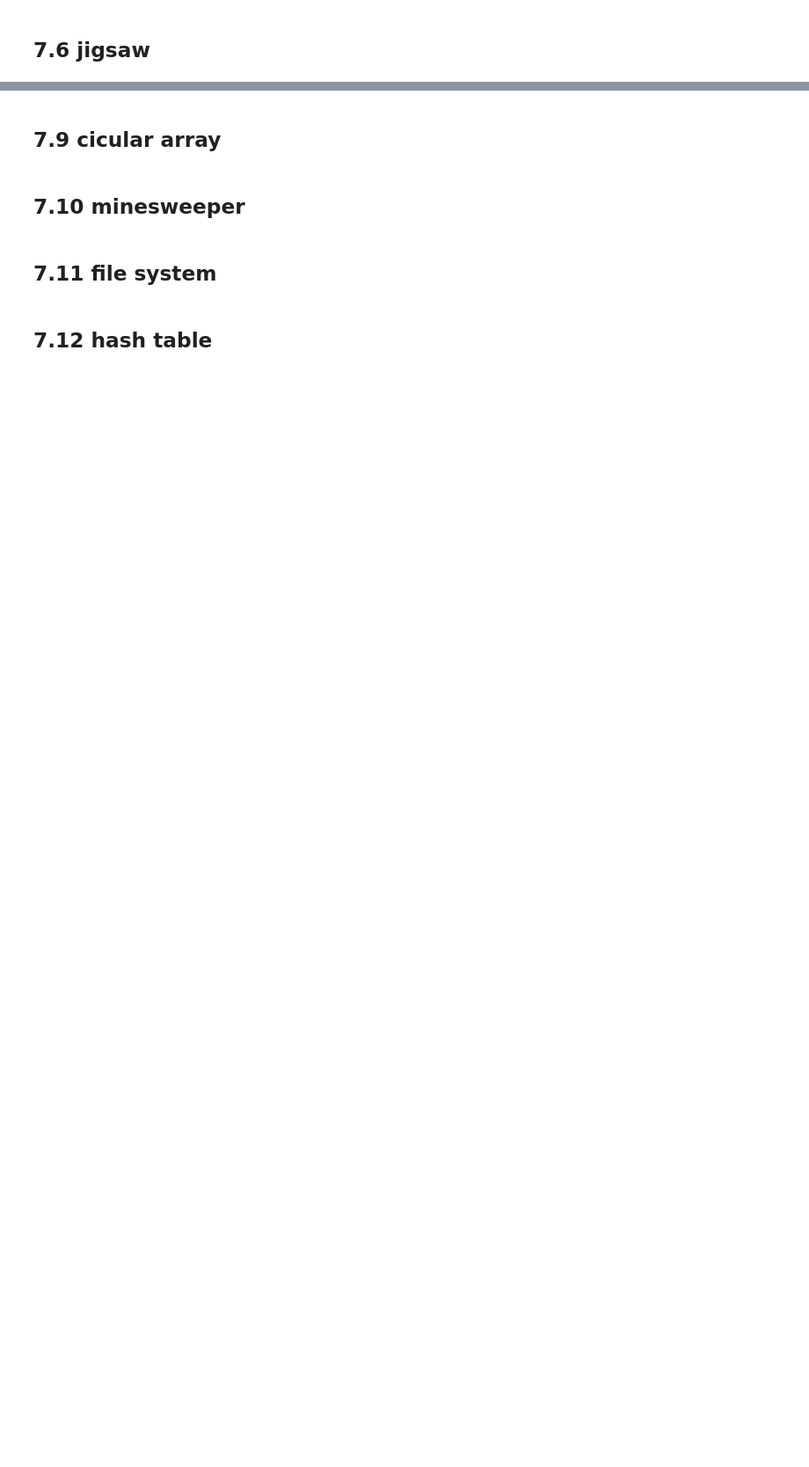
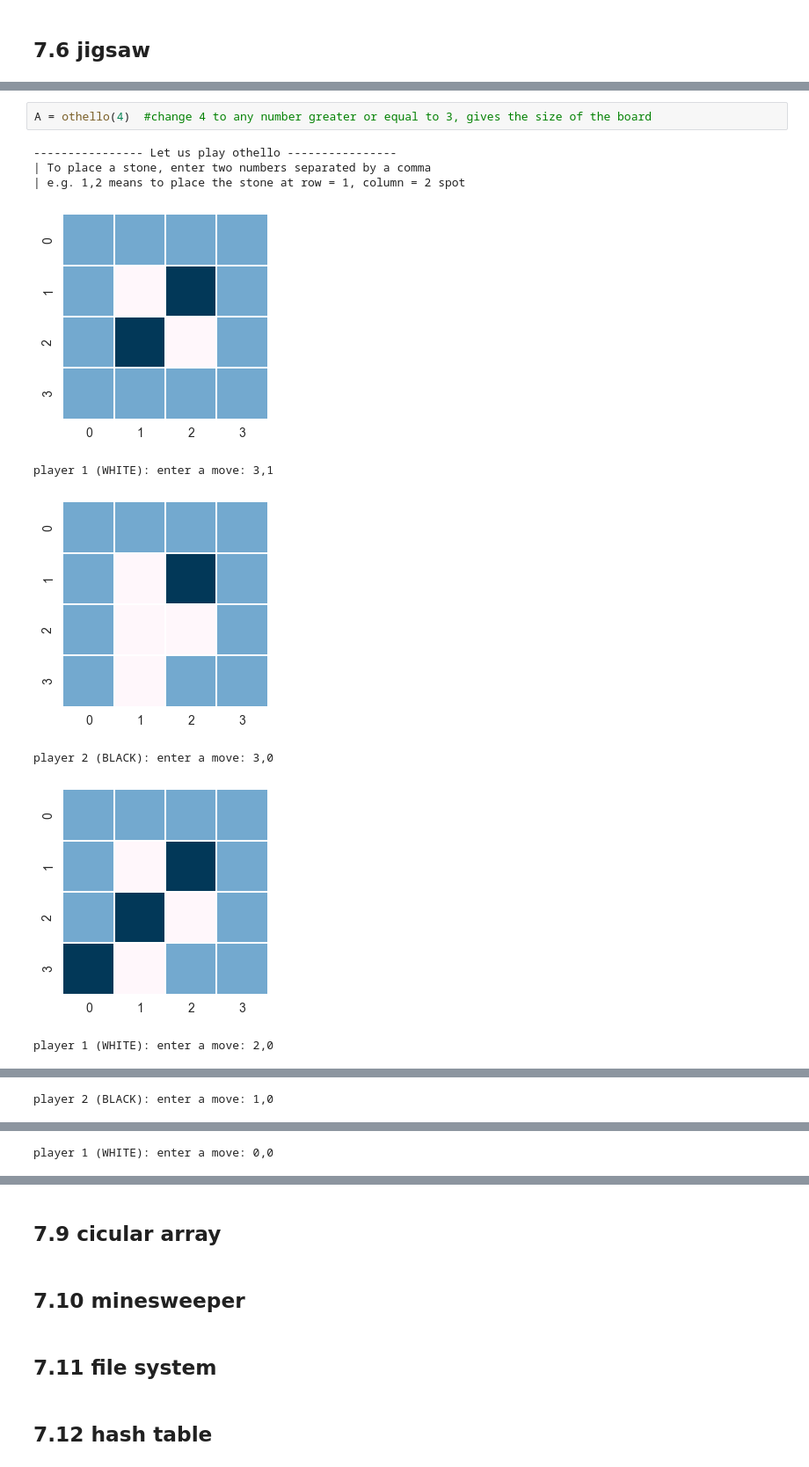
Before and after one commit to ronnnwu/codetheInterviewExercises, a Jupyter notebook: Ch7.ipynb, the cells around one changed output, grey strips where cells are left out. Shown: that part at 88% size. Drawn from its saved outputs; the diff is of its cells as text; blank space fills up the shorter version.

Commit message:
finish othello

```diff
--- a/Ch7.ipynb
+++ b/Ch7.ipynb
@@ -622,0 +907,12 @@ current time is 10 o'clock
+# %%
+A = othello(4)  #change 4 to any number greater or equal to 3, gives the size of the board
+# %% [output]
+---------------- Let us play othello ----------------
+| To place a stone, enter two numbers separated by a comma
+| e.g. 1,2 means to place the stone at row = 1, column = 2 spot
+[figure, added]
+player 1 (WHITE): enter a move: 3,1
+[figure, added]
+player 2 (BLACK): enter a move: 3,0
+[figure, added]
+player 1 (WHITE): enter a move: 2,0
@@ -622,0 +920 @@ current time is 10 o'clock
+player 2 (BLACK): enter a move: 1,0
@@ -622,0 +922 @@ current time is 10 o'clock
+player 1 (WHITE): enter a move: 0,0
```
Also changed, not shown: parts of 16 cells of this notebook, 1 other file.
